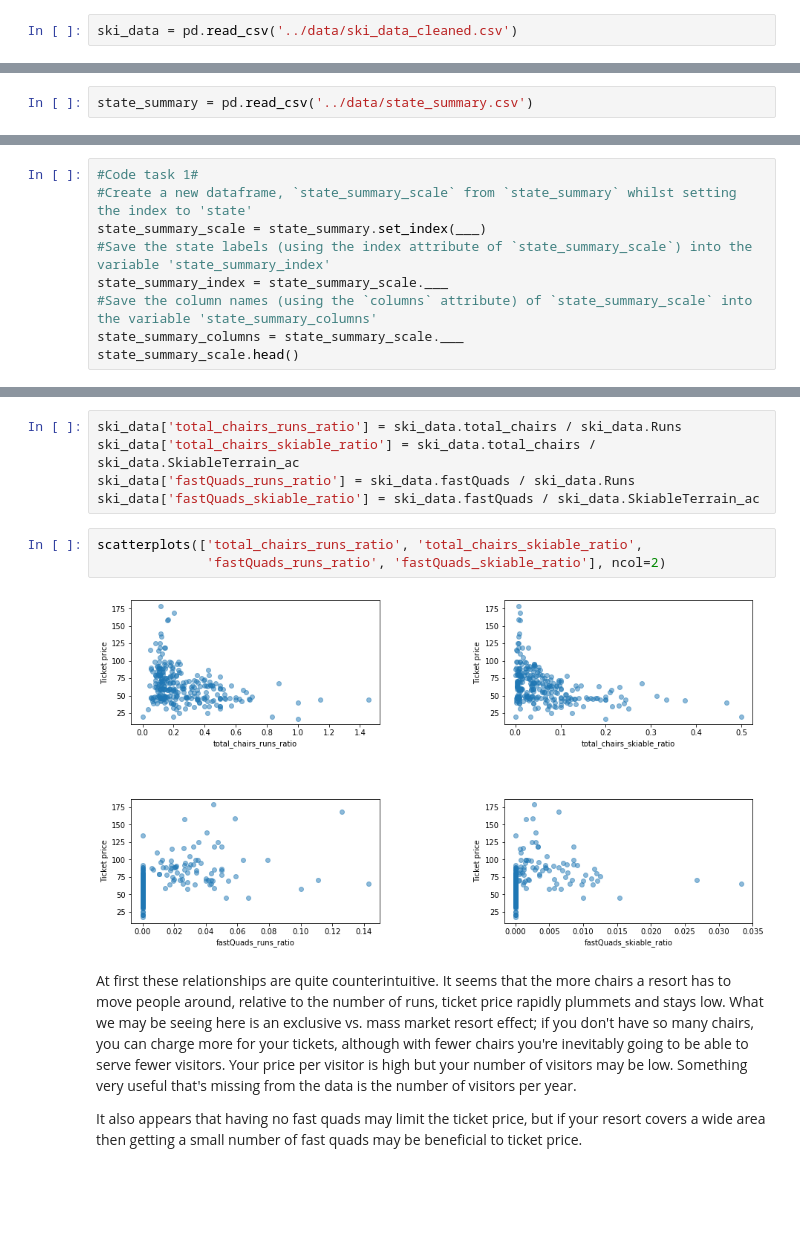
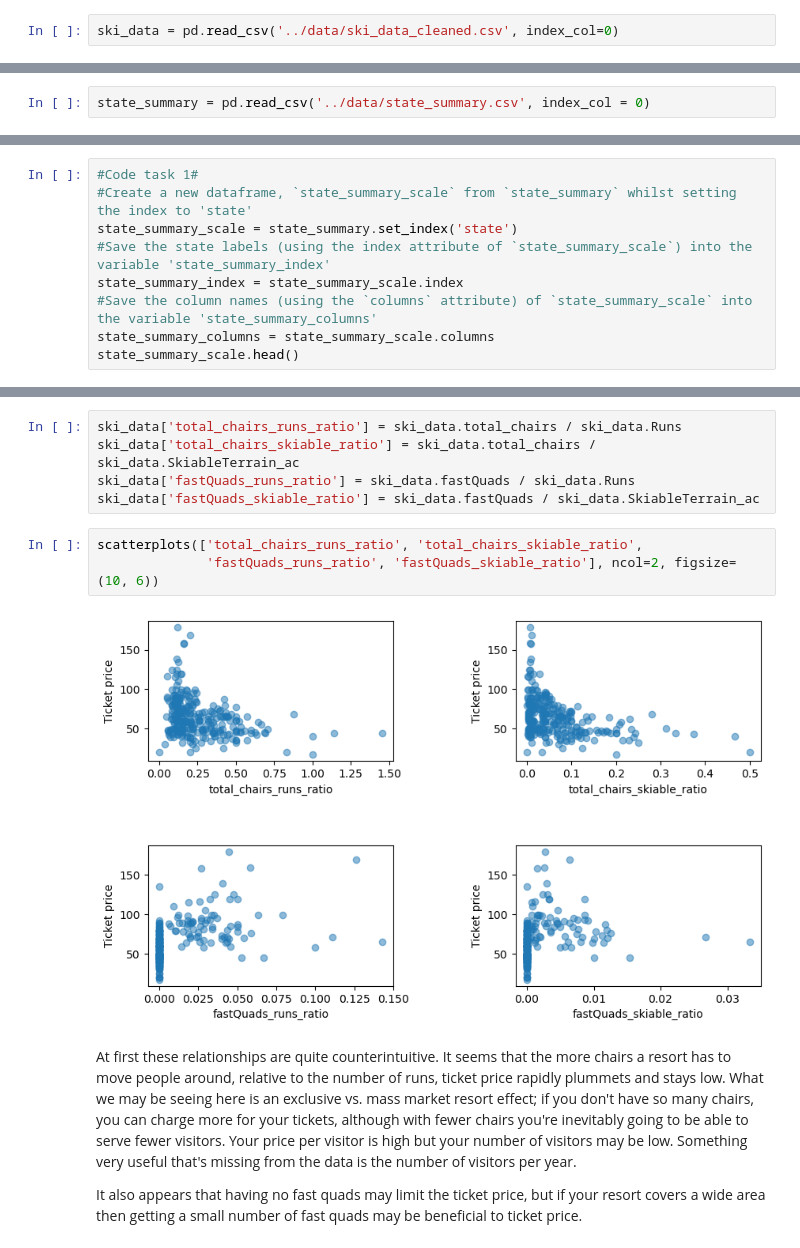
Before and after one commit to NBPub/DataScienceGuidedCapstone, a Jupyter notebook: Notebooks/03_exploratory_data_analysis.ipynb, the cells around one changed output, grey strips where cells are left out. Drawn from its saved outputs; the diff is of its cells as text; blank space fills up the shorter version.

```diff
--- a/Notebooks/03_exploratory_data_analysis.ipynb
+++ b/Notebooks/03_exploratory_data_analysis.ipynb
@@ -55,7 +55,7 @@ from sklearn.preprocessing import scale
 # %% [markdown]
 ### 3.4.1 Ski data<a id='3.4.1_Ski_data'></a>
 # %%
-ski_data = pd.read_csv('../data/ski_data_cleaned.csv')
+ski_data = pd.read_csv('../data/ski_data_cleaned.csv', index_col=0)
 # %%
 ski_data.info()
 # %% [output]
@@ -89,7 +89,7 @@ ski_data.head()
 # %% [markdown]
 ### 3.4.2 State-wide summary data<a id='3.4.2_State-wide_summary_data'></a>
 # %%
-state_summary = pd.read_csv('../data/state_summary.csv')
+state_summary = pd.read_csv('../data/state_summary.csv', index_col = 0)
 # %%
 state_summary.info()
 # %% [output]
@@ -290,9 +314,9 @@ You only want numeric data here, although you don't want to lose track of the st
 # %%
 #Code task 1#
 #Create a new dataframe, `state_summary_scale` from `state_summary` whilst setting the index to 'state'
-state_summary_scale = state_summary.set_index(___)
+state_summary_scale = state_summary.set_index('state')
 #Save the state labels (using the index attribute of `state_summary_scale`) into the variable 'state_summary_index'
-state_summary_index = state_summary_scale.___
+state_summary_index = state_summary_scale.index
 #Save the column names (using the `columns` attribute) of `state_summary_scale` into the variable 'state_summary_columns'
-state_summary_columns = state_summary_scale.___
+state_summary_columns = state_summary_scale.columns
 state_summary_scale.head()
@@ -738,9 +963,9 @@ ski_data['fastQuads_runs_ratio'] = ski_data.fastQuads / ski_data.Runs
 ski_data['fastQuads_skiable_ratio'] = ski_data.fastQuads / ski_data.SkiableTerrain_ac
 # %%
 scatterplots(['total_chairs_runs_ratio', 'total_chairs_skiable_ratio',
-              'fastQuads_runs_ratio', 'fastQuads_skiable_ratio'], ncol=2)
+              'fastQuads_runs_ratio', 'fastQuads_skiable_ratio'], ncol=2, figsize=(10, 6))
 # %% [output]
-[figure, old version]
+[figure, new version]
 # %% [markdown]
 At first these relationships are quite counterintuitive. It seems that the more chairs a resort has to move people around, relative to the number of runs, ticket price rapidly plummets and stays low. What we may be seeing here is an exclusive vs. mass market resort effect; if you don't have so many chairs, you can charge more for your tickets, although with fewer chairs you're inevitably going to be able to serve fewer visitors. Your price per visitor is high but your number of visitors may be low. Something very useful that's missing from the data is the number of visitors per year.
 
```
Also changed, not shown: parts of 44 cells of this notebook, 6 other files.
